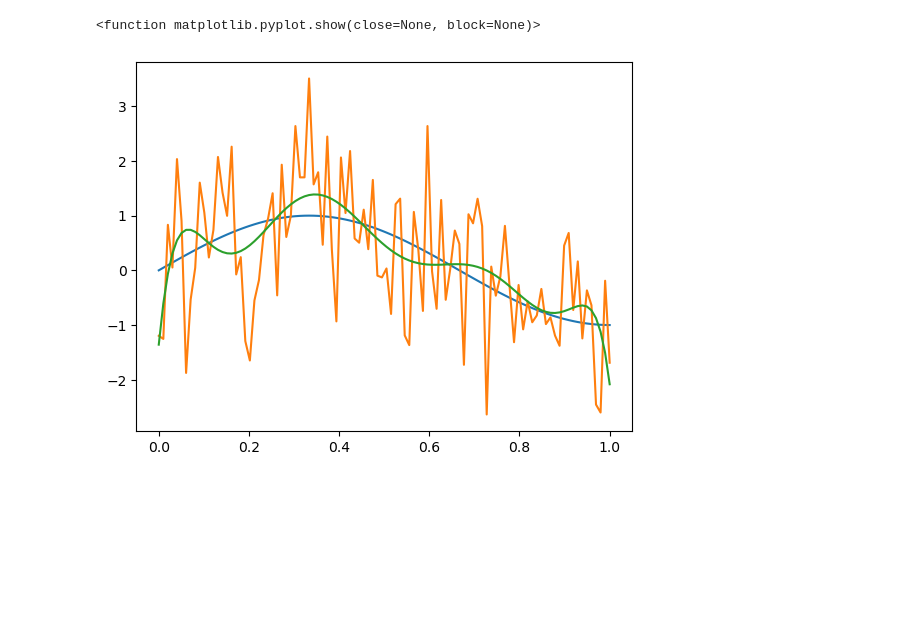
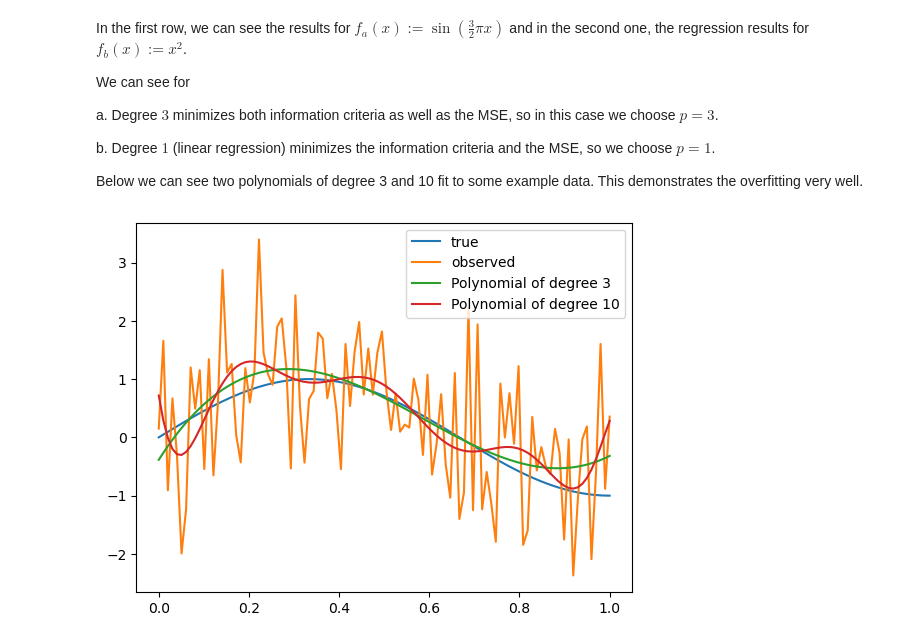
Before and after one commit to data-stepper/latex-university-shit, a Jupyter notebook: Abgaben/Stochastic ML/polynomial_regression.ipynb, the cells around one changed output. Saved outputs shown, nothing was run; the diff lists cells and outputs as text; code cells hidden in the pictures; blank space fills up the shorter version.

```diff
--- a/Abgaben/Stochastic ML/polynomial_regression.ipynb
+++ b/Abgaben/Stochastic ML/polynomial_regression.ipynb
@@ -179,10 +137,30 @@ plt.plot(mbics)
+# %% [markdown]
+In the first row, we can see the results for $f_a(x) := \sin (\frac{3}{2} \pi x)$ and in the second one, the regression results for
+$f_b(x) := x^2$.
+
+We can see for
+
+a. Degree $3$ minimizes both information criteria as well as the MSE, so in this case we choose $p=3$.
+
+b. Degree $1$ (linear regression) minimizes the information criteria and the MSE, so we choose $p=1$.
+
+Below we can see two polynomials of degree 3 and 10 fit to some example data.
+This demonstrates the overfitting very well.
 # %%
-y_pred = np.polyval(beta, x)
+y_true = f_a(x)
+y_observed = y_true + make_eps()
+
+beta = fit_polynomial(x, y_observed, 3)
+degree_3 = np.polyval(beta, x)
+beta = fit_polynomial(x, y_observed, 10)
+degree_10 = np.polyval(beta, x)
 
 plt.plot(x, y_true, label='true')
 plt.plot(x, y_observed, label='observed')
-plt.plot(x, y_pred, label='pred')
-plt.show
+plt.plot(x, degree_3, label='Polynomial of degree 3')
+plt.plot(x, degree_10, label='Polynomial of degree 10')
+
+plt.legend()
+plt.show()
 # %% [output]
-<function matplotlib.pyplot.show(close=None, block=None)>
-[figure, old version]
+[figure, new version]
```
Also changed, not shown: parts of 10 cells of this notebook.
